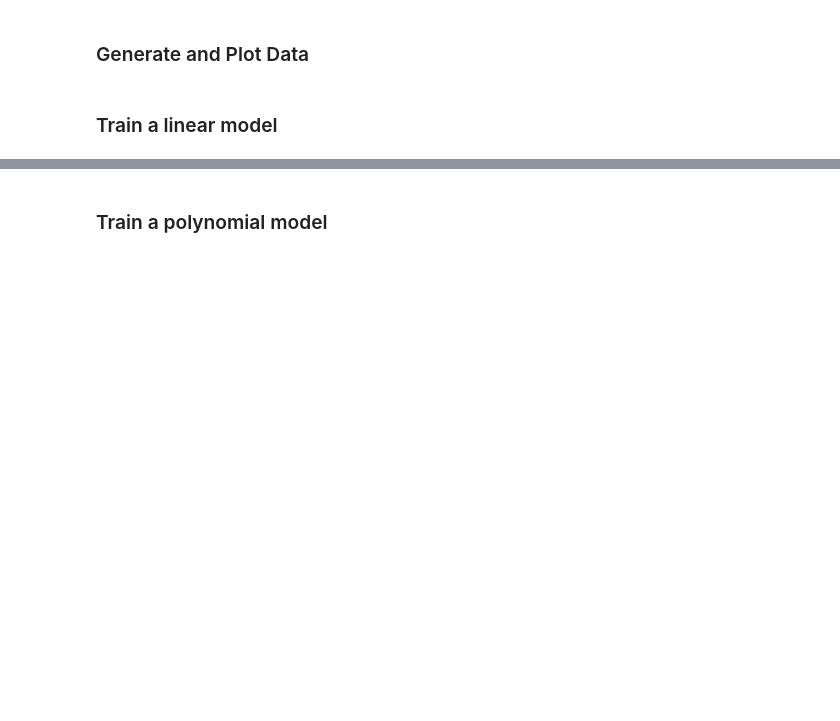
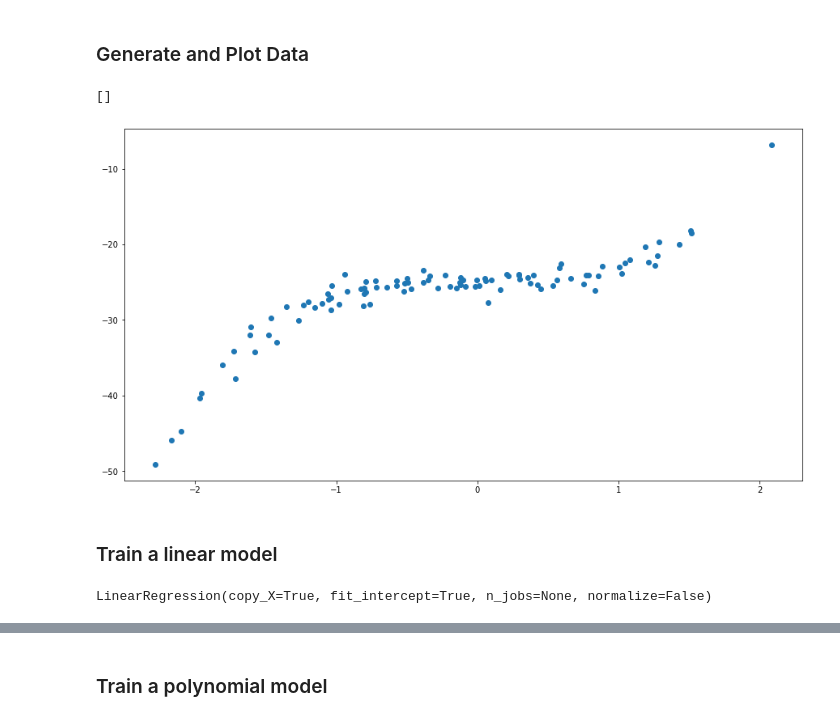
Before and after one commit to Spnetic-5/ML_mastery, a Jupyter notebook: Linear_Regression.ipynb, the cells around one changed output, grey strips where cells are left out. Drawn from its saved outputs; the diff is of its cells as text; code cells hidden in the pictures; blank space fills up the shorter version.

```diff
--- a/Linear_Regression.ipynb
+++ b/Linear_Regression.ipynb
@@ -165,5 +165,15 @@ print(r2_score(y_test, y_pred) * 100)
 # Polynomial Regression
 # %% [markdown]
 ### Generate and Plot Data
+# %%
+x = np.random.randn(100)
+y = np.random.randint(-10,10) * (x ** 3) + np.random.randint(-30,30) + np.random.randn(100)
+# %%
+plt.figure(figsize=(15, 8))
+plt.scatter(x,y)
+plt.plot()
+# %% [output]
+[]
+[figure, added]
 # %% [markdown]
 ### Train a linear model
@@ -169,0 +182,4 @@ print(r2_score(y_test, y_pred) * 100)
+# %%
+model.fit(x_train.reshape(-1,1), y_train)
+# %% [output]
+LinearRegression(copy_X=True, fit_intercept=True, n_jobs=None, normalize=False)
```
Also changed, not shown: parts of 7 cells of this notebook.
